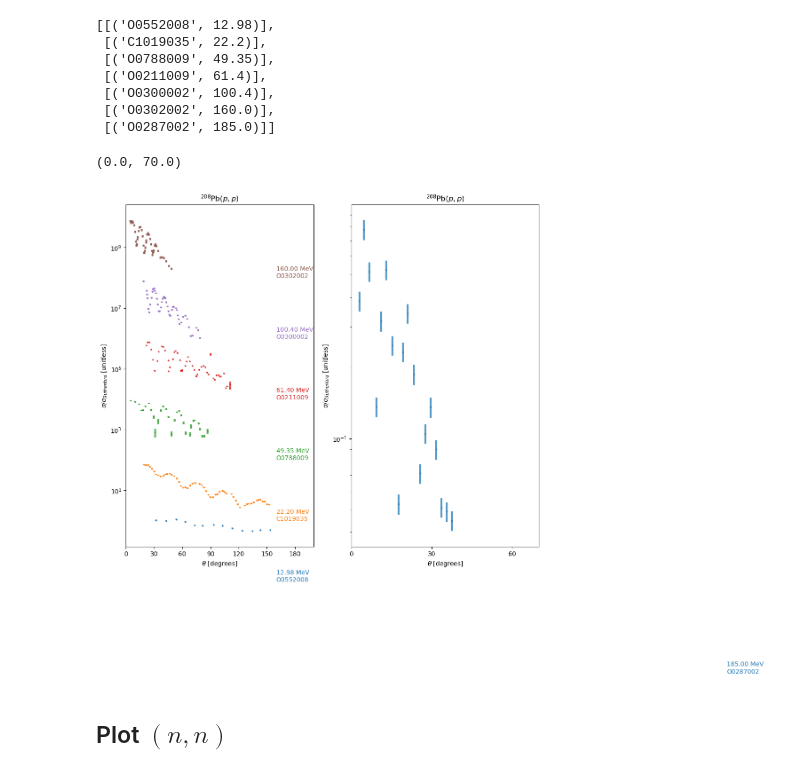
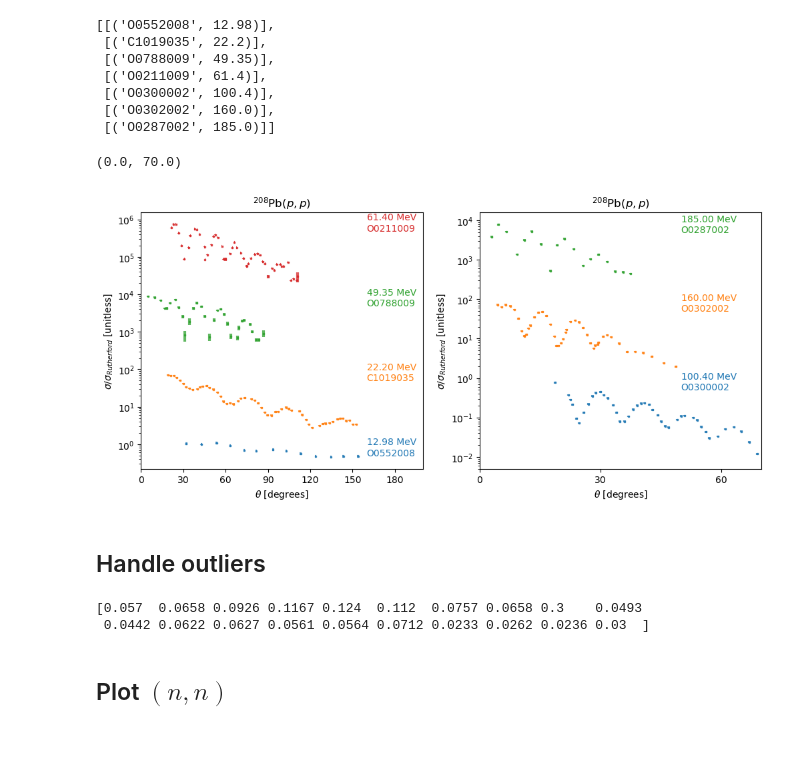
Before and after one commit to beykyle/elm, a Jupyter notebook: data/elastic/Pb208.ipynb, the cells around one changed output. Cells and saved outputs as stored; diff of their text form; code cells hidden in the pictures; blank space fills up the shorter version.

Commit message:
update parsing

```diff
--- a/data/elastic/Pb208.ipynb
+++ b/data/elastic/Pb208.ipynb
@@ -180,11 +161,3 @@ entries_ppr["O0287"] = reattempt_parse(
 # %% [output]
 Found subentry O0287002 with the following columns:
 ['EN', 'ERR-1', 'DATA-ERR', 'EN-RSL-FW', 'ANG-CM', 'DATA']
-# %%
-entries_ppr["O0300"] = reattempt_parse(
-    failed_parses_ppr["O0300"],
-    parsing_kwargs={
-        "err_labels": ["DATA-ERR"],
-        "err_treatment": "independent",
-    },
-)
@@ -195,8 +165,8 @@ Found subentry O0300002 with the following columns:
 entries_ppr["O0302"] = reattempt_parse(
     failed_parses_ppr["O0302"],
     parsing_kwargs={
-        "err_labels": ["DATA-ERR1", "DATA-ERR2", "ERR-DIG"],
-        "err_treatment": "independent",
+        "statistical_err_labels": ["DATA-ERR1", "ERR-DIG"],
+        "systematic_err_labels": ["DATA-ERR2"],
     },
 )
 # %% [output]
@@ -208,8 +176,7 @@ Found subentry O0302002 with the following columns:
 entries_ppr["O0552"] = reattempt_parse(
     failed_parses_ppr["O0552"],
     parsing_kwargs={
-        "err_labels": ["DATA-ERR", "ERR-T"],
-        "err_treatment": "independent",
+        "statistical_err_labels": ["DATA-ERR", "ERR-T"],
     },
 )
 # %% [output]
@@ -296,9 +260,7 @@ del entries_nn['14317'] # duplicate
 # %% [markdown]
 ## Plot $(p,p)$
 # %%
-measurements_categorized = exfor_tools.categorize_measurements_by_energy(
-    entries_pp, min_num_pts=4
-)
+measurements_categorized = exfor_tools.categorize_measurements_by_energy(entries_pp)
 # %%
 [[m.Einc for m in l] for l in measurements_categorized]
 # %% [output]
@@ -372,47 +345,57 @@ measurements_categorized = exfor_tools.categorize_measurements_by_energy(
  [('O0302002', 160.0)],
  [('O0287002', 185.0)]]
 # %%
-n_per_plot = 6
+n_per_plot = 4
 N = len(measurements_categorized)
 num_plots = N // n_per_plot
 left_over = N % n_per_plot
 if left_over > 0:
     num_plots += 1
 
-label_xloc= [160,140,50]
+label_xloc= [160,50]
 
-fig, axes = plt.subplots(1, num_plots, figsize=(6 * num_plots, 10))
+fig, axes = plt.subplots(1, num_plots, figsize=(6 * num_plots, 5))
 if not isinstance(axes,np.ndarray):
     axes = [axes]
 
 for i in range(num_plots):
     idx0 = i * n_per_plot
     if i == num_plots - 1:
         idxf = N
     else:
         idxf = (i + 1) * n_per_plot
     exfor_tools.plot_angular_distributions(
         measurements_categorized[idx0:idxf],
         axes[i],
         offsets=100,
         data_symbol=list(entries_ppr.values())[0].data_symbol,
         rxn_label=list(entries_ppr.values())[0].rxn,
         label_kwargs={
             "label_xloc_deg": label_xloc[i],
-            "label_offset_factor": 0.01,
+            "label_offset_factor": 0.5,
             "label_energy_err": False,
             "label_offset": False,
             "label_incident_energy": True,
             "label_excitation_energy": False,
             "label_exfor": True,
         },
     )
    # axes[i].set_xlim([-5, 220])
 axes[0].set_xlim([0,200])
 axes[-1].set_xlim([0,70])
 # %% [output]
 (0.0, 70.0)
-[figure, old version]
+[figure, new version]
+# %% [markdown]
+## Handle outliers
+# %%
+print(entries_ppr['O0211'].measurements[0].y[-20:])
+entries_ppr['O0211'].measurements[0].y[-12] *= 0.1
+entries_ppr['O0211'].measurements[0].y_err[-12] *= 0.1
+entries_ppr['O0211'].measurements[0].notes = ["12th to last pt decreased by factor of 10"]
+# %% [output]
+[0.057  0.0658 0.0926 0.1167 0.124  0.112  0.0757 0.0658 0.3    0.0493
+ 0.0442 0.0622 0.0627 0.0561 0.0564 0.0712 0.0233 0.0262 0.0236 0.03  ]
 # %% [markdown]
 ## Plot $(n,n)$
 # %%
```
Also changed, not shown: parts of 33 cells of this notebook, 18 other files.
